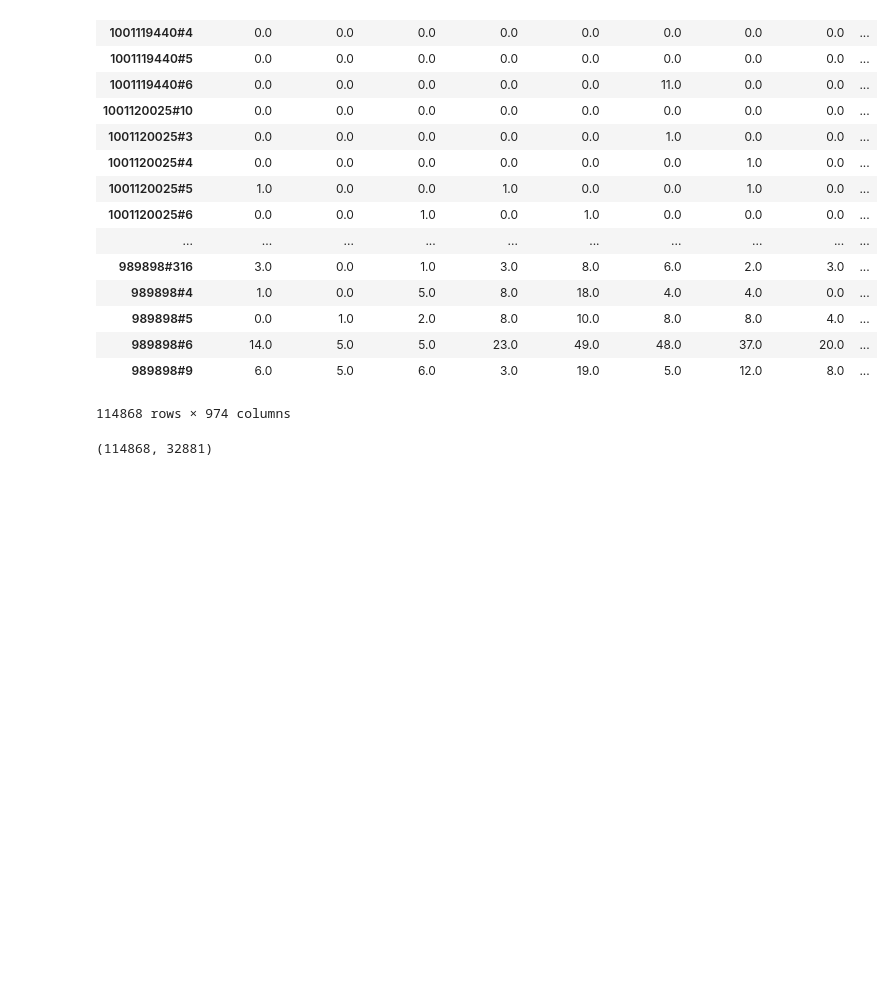
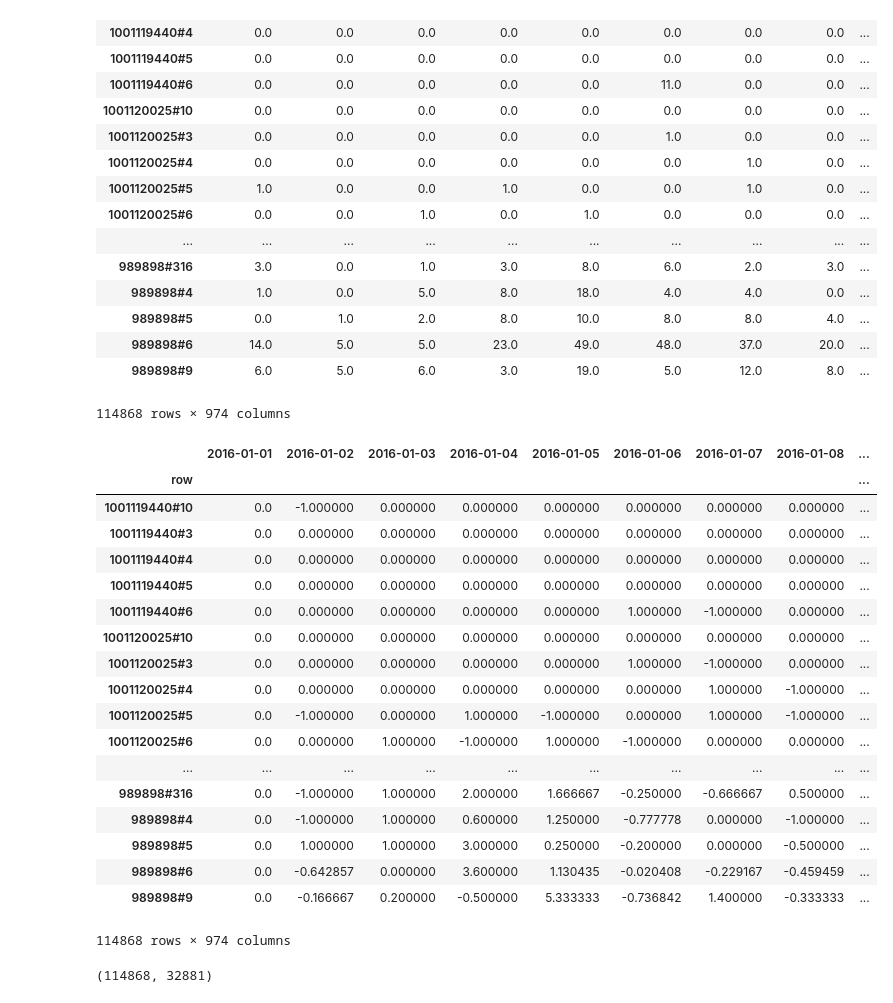
Before and after one commit to schemmy/e2e, a Jupyter notebook: construction/nn_v2.ipynb, the cells around one changed output. Cells and saved outputs as stored; diff of their text form; code cells hidden in the pictures; blank space fills up the shorter version.

```diff
--- a/construction/nn_v2.ipynb
+++ b/construction/nn_v2.ipynb
@@ -685,6 +685,28 @@ df_sl
 | 989898#6 | 14.0 | 5.0 | 5.0 | 23.0 | 49.0 | 48.0 | 37.0 | 20.0 | ... |
 | 989898#9 | 6.0 | 5.0 | 6.0 | 3.0 | 19.0 | 5.0 | 12.0 | 8.0 | ... |
 114868 rows × 974 columns
+# %%
+df_sl = df_sl.pct_change(axis='columns').replace(np.inf, 1.0).fillna(0)
+# %% [output]
+|  | 2016-01-01 | 2016-01-02 | 2016-01-03 | 2016-01-04 | 2016-01-05 | 2016-01-06 | 2016-01-07 | 2016-01-08 | ... |
+| row |  |  |  |  |  |  |  |  | ... |
+| 1001119440#10 | 0.0 | -1.000000 | 0.000000 | 0.000000 | 0.000000 | 0.000000 | 0.000000 | 0.000000 | ... |
+| 1001119440#3 | 0.0 | 0.000000 | 0.000000 | 0.000000 | 0.000000 | 0.000000 | 0.000000 | 0.000000 | ... |
+| 1001119440#4 | 0.0 | 0.000000 | 0.000000 | 0.000000 | 0.000000 | 0.000000 | 0.000000 | 0.000000 | ... |
+| 1001119440#5 | 0.0 | 0.000000 | 0.000000 | 0.000000 | 0.000000 | 0.000000 | 0.000000 | 0.000000 | ... |
+| 1001119440#6 | 0.0 | 0.000000 | 0.000000 | 0.000000 | 0.000000 | 1.000000 | -1.000000 | 0.000000 | ... |
+| 1001120025#10 | 0.0 | 0.000000 | 0.000000 | 0.000000 | 0.000000 | 0.000000 | 0.000000 | 0.000000 | ... |
+| 1001120025#3 | 0.0 | 0.000000 | 0.000000 | 0.000000 | 0.000000 | 1.000000 | -1.000000 | 0.000000 | ... |
+| 1001120025#4 | 0.0 | 0.000000 | 0.000000 | 0.000000 | 0.000000 | 0.000000 | 1.000000 | -1.000000 | ... |
+| 1001120025#5 | 0.0 | -1.000000 | 0.000000 | 1.000000 | -1.000000 | 0.000000 | 1.000000 | -1.000000 | ... |
+| 1001120025#6 | 0.0 | 0.000000 | 1.000000 | -1.000000 | 1.000000 | -1.000000 | 0.000000 | 0.000000 | ... |
+| ... | ... | ... | ... | ... | ... | ... | ... | ... | ... |
+| 989898#316 | 0.0 | -1.000000 | 1.000000 | 2.000000 | 1.666667 | -0.250000 | -0.666667 | 0.500000 | ... |
+| 989898#4 | 0.0 | -1.000000 | 1.000000 | 0.600000 | 1.250000 | -0.777778 | 0.000000 | -1.000000 | ... |
+| 989898#5 | 0.0 | 1.000000 | 1.000000 | 3.000000 | 0.250000 | -0.200000 | 0.000000 | -0.500000 | ... |
+| 989898#6 | 0.0 | -0.642857 | 0.000000 | 3.600000 | 1.130435 | -0.020408 | -0.229167 | -0.459459 | ... |
+| 989898#9 | 0.0 | -0.166667 | 0.200000 | -0.500000 | 5.333333 | -0.736842 | 1.400000 | -0.333333 | ... |
+114868 rows × 974 columns
 # %%
 len(set(df_sl.index)), len(set(o0.item_sku_id))
 # %% [output]
```
Also changed, not shown: parts of 2 cells of this notebook, 6 other files.
